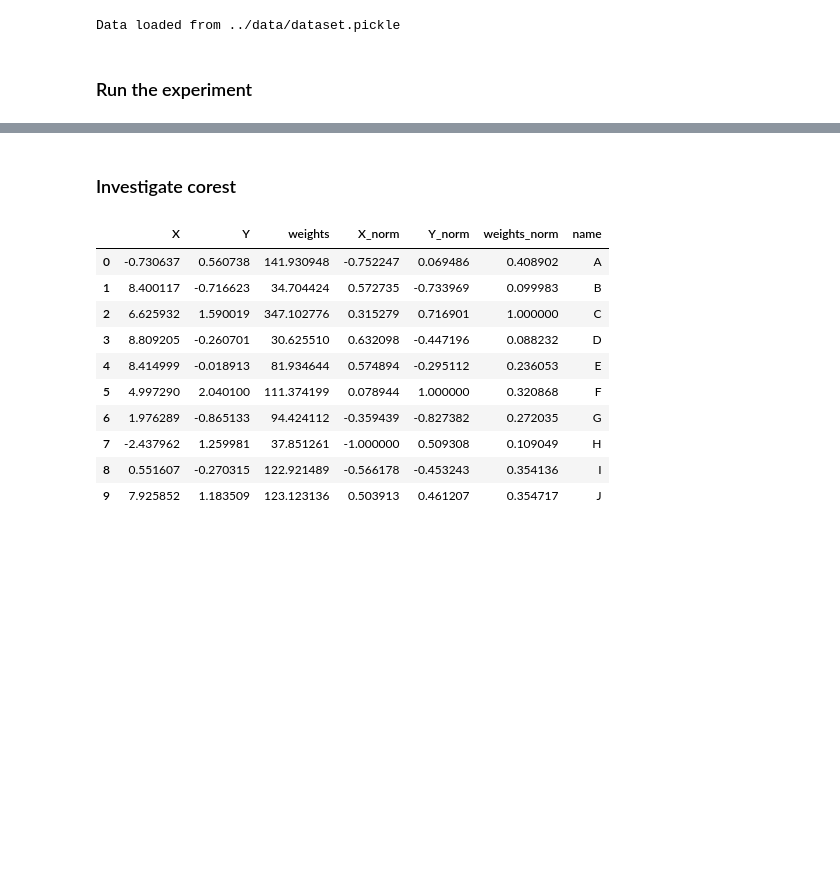
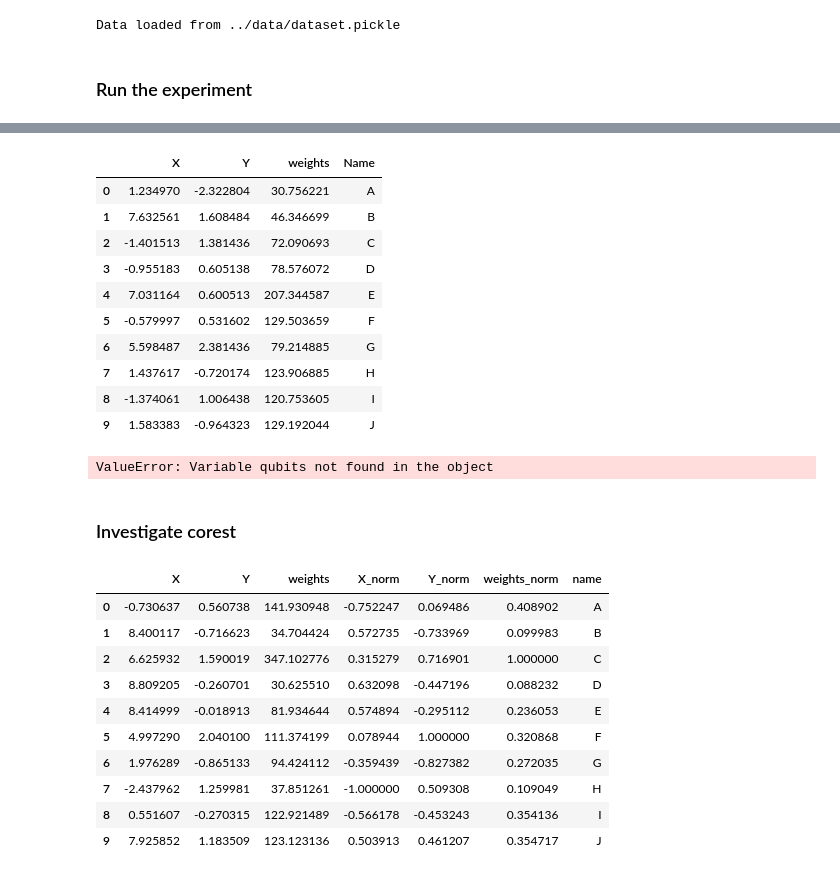
Before and after one commit to Boniface316/bigdata_vqa, a Jupyter notebook: Notebooks/Divisive_clustering_toy_experiment.ipynb, the cells around one changed output, grey strips where cells are left out. Cells and saved outputs as stored; diff of their text form; code cells hidden in the pictures; blank space fills up the shorter version.

Commit message:
refactor(divisive_clustering): refactor the divisive cluster to bring clustering function outside

```diff
--- a/Notebooks/Divisive_clustering_toy_experiment.ipynb
+++ b/Notebooks/Divisive_clustering_toy_experiment.ipynb
@@ -15,8 +10,8 @@ circuit_depth = 1
 max_shots = 1000
 max_iterations = 100
 data_location = "../data"
-number_of_corsets_to_evaluate = 15
-number_of_centroid_evaluation = 20
+number_of_coresets_to_evaluate = 15
+number_of_sampling_for_centroids = 20
 # %% [markdown]
 ### Load data
 # %%
@@ -27,14 +22,6 @@ Data loaded from ../data/dataset.pickle
 # %% [markdown]
 ### Run the experiment
 # %%
-
-hc, coresets = create_hierarchial_cluster(
-    raw_data,
-    number_of_qubits,
-    number_of_centroid_evaluation,
-    number_of_corsets_to_evaluate,
-    max_shots,
-    max_iterations,
-    circuit_depth,
-)
+coreset = Coreset(raw_data, number_of_sampling_for_centroids, number_of_qubits, number_of_coresets_to_evaluate)
+coreset_vectors, coreset_weights = coreset.get_best_coresets()
 # %% [output]
@@ -42,0 +29,17 @@ RuntimeError: NLOpt runtime error: nlopt failure
+# %%
+coreset_df = pd.DataFrame(coreset_vectors, columns=list("XY"))
+coreset_df['weights'] = coreset_weights
+coreset_df["Name"] = [chr(i + 65) for i in coreset_df.index]
+coreset_df
+# %% [output]
+|  | X | Y | weights | Name |
+| 0 | 1.234970 | -2.322804 | 30.756221 | A |
+| 1 | 7.632561 | 1.608484 | 46.346699 | B |
+| 2 | -1.401513 | 1.381436 | 72.090693 | C |
+| 3 | -0.955183 | 0.605138 | 78.576072 | D |
+| 4 | 7.031164 | 0.600513 | 207.344587 | E |
+| 5 | -0.579997 | 0.531602 | 129.503659 | F |
+| 6 | 5.598487 | 2.381436 | 79.214885 | G |
+| 7 | 1.437617 | -0.720174 | 123.906885 | H |
+| 8 | -1.374061 | 1.006438 | 120.753605 | I |
+| 9 | 1.583383 | -0.964323 | 129.192044 | J |
@@ -43,3 +70,7 @@ RuntimeError: NLOpt runtime error: nlopt failure
+# %%
+DC.clustering()
+# %% [output]
+ValueError: Variable qubits not found in the object
 # %% [markdown]
 ### Investigate corest
 # %%
```
Also changed, not shown: parts of 4 cells of this notebook, 8 other files.
